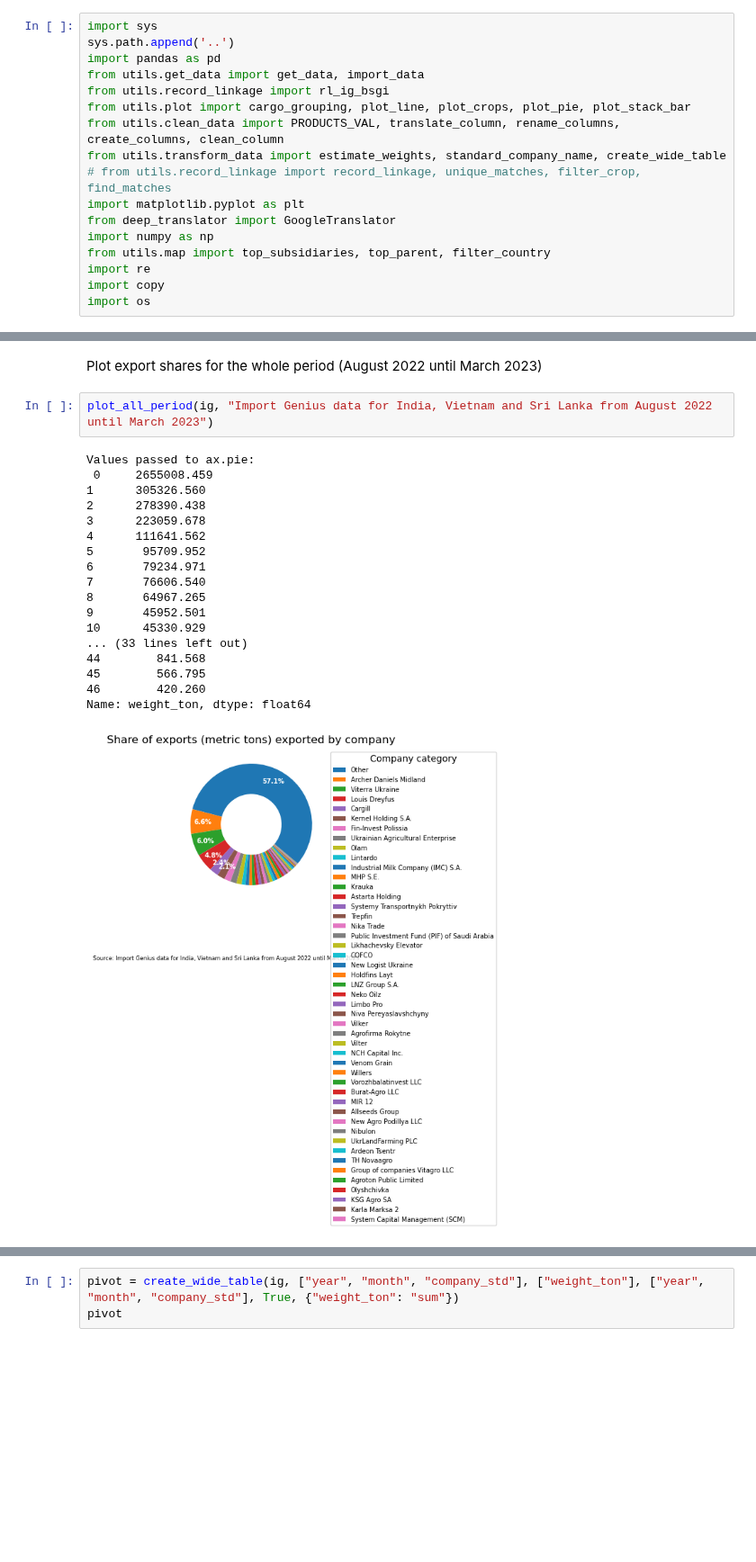
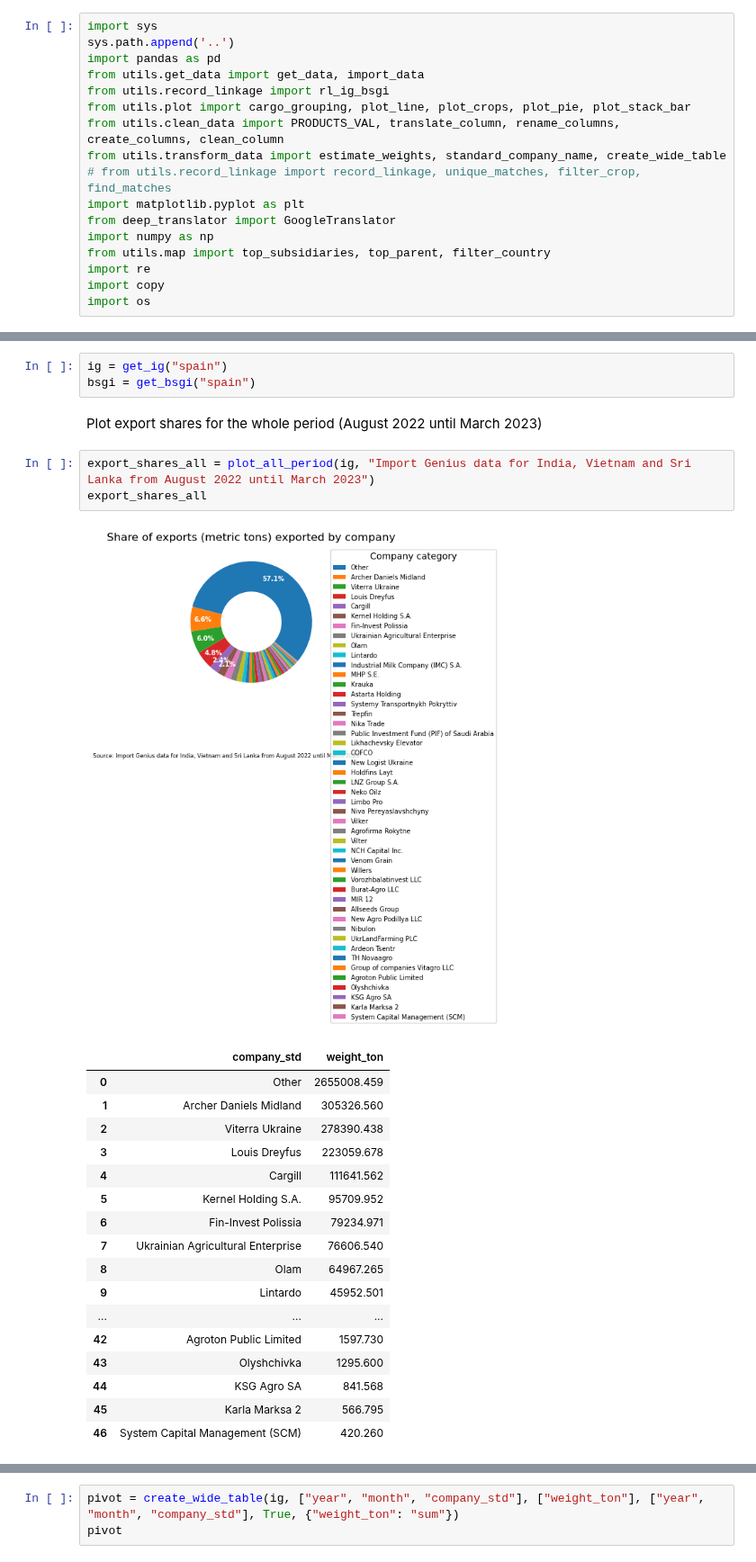
Before and after one commit to uchicago-dsi/oakland-institute-ukraine, a Jupyter notebook: notebooks/exports_shares.ipynb, the cells around one changed output, grey strips where cells are left out. Shown at 90% size. Cells and saved outputs as stored; diff of their text form; blank space fills up the shorter version.

```diff
--- a/notebooks/exports_shares.ipynb
+++ b/notebooks/exports_shares.ipynb
@@ -447,23 +493,27 @@ bsgi = get_data("bsgi")
+# %%
+ig = get_ig("spain")
+bsgi = get_bsgi("spain")
 # %% [markdown]
 Plot export shares for the whole period (August 2022 until March 2023)
 # %%
-plot_all_period(ig, "Import Genius data for India, Vietnam and Sri Lanka from August 2022 until March 2023")
+export_shares_all = plot_all_period(ig, "Import Genius data for India, Vietnam and Sri Lanka from August 2022 until March 2023")
+export_shares_all
 # %% [output]
-Values passed to ax.pie:
- 0     2655008.459
-1      305326.560
-2      278390.438
-3      223059.678
-4      111641.562
-5       95709.952
-6       79234.971
-7       76606.540
-8       64967.265
-9       45952.501
-10      45330.929
-... (33 lines left out)
-44        841.568
-45        566.795
-46        420.260
-Name: weight_ton, dtype: float64
 [figure]
+|  | company_std | weight_ton |
+| 0 | Other | 2655008.459 |
+| 1 | Archer Daniels Midland | 305326.560 |
+| 2 | Viterra Ukraine | 278390.438 |
+| 3 | Louis Dreyfus | 223059.678 |
+| 4 | Cargill | 111641.562 |
+| 5 | Kernel Holding S.A. | 95709.952 |
+| 6 | Fin-Invest Polissia | 79234.971 |
+| 7 | Ukrainian Agricultural Enterprise | 76606.540 |
+| 8 | Olam | 64967.265 |
+| 9 | Lintardo | 45952.501 |
+| ... | ... | ... |
+| 42 | Agroton Public Limited | 1597.730 |
+| 43 | Olyshchivka | 1295.600 |
+| 44 | KSG Agro SA | 841.568 |
+| 45 | Karla Marksa 2 | 566.795 |
+| 46 | System Capital Management (SCM) | 420.260 |
```
Also changed, not shown: parts of 31 cells of this notebook.
